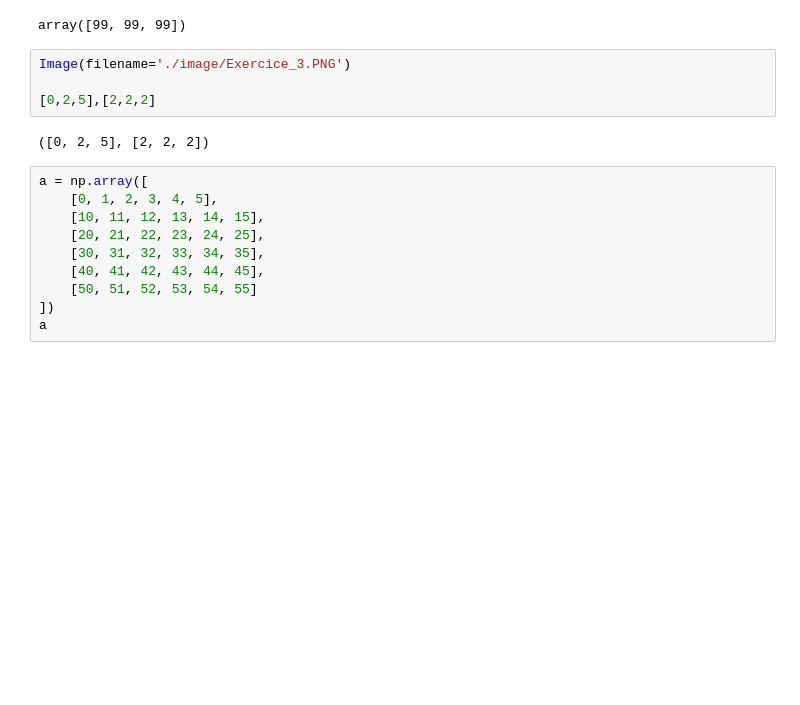
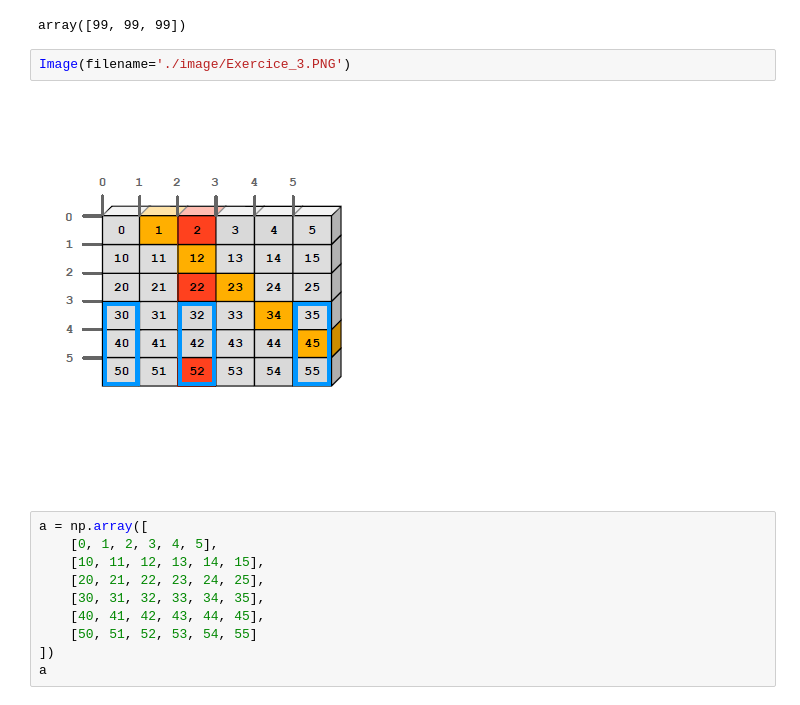
Before and after one commit to Jhonelkour/Numpy-Learning-Journey, a Jupyter notebook: Multi_Dimensional_Arrays.ipynb, the cells around one changed output. Saved outputs shown, nothing was run; the diff lists cells and outputs as text; blank space fills up the shorter version.

```diff
--- a/Multi_Dimensional_Arrays.ipynb
+++ b/Multi_Dimensional_Arrays.ipynb
@@ -356,10 +356,8 @@ y
 array([99, 99, 99])
 # %%
 Image(filename='./image/Exercice_3.PNG')
-
-[0,2,5],[2,2,2]
 # %% [output]
-([0, 2, 5], [2, 2, 2])
+[figure, added]
 # %%
 a = np.array([
     [0, 1, 2, 3, 4, 5],
```
Also changed, not shown: parts of 14 cells of this notebook.
